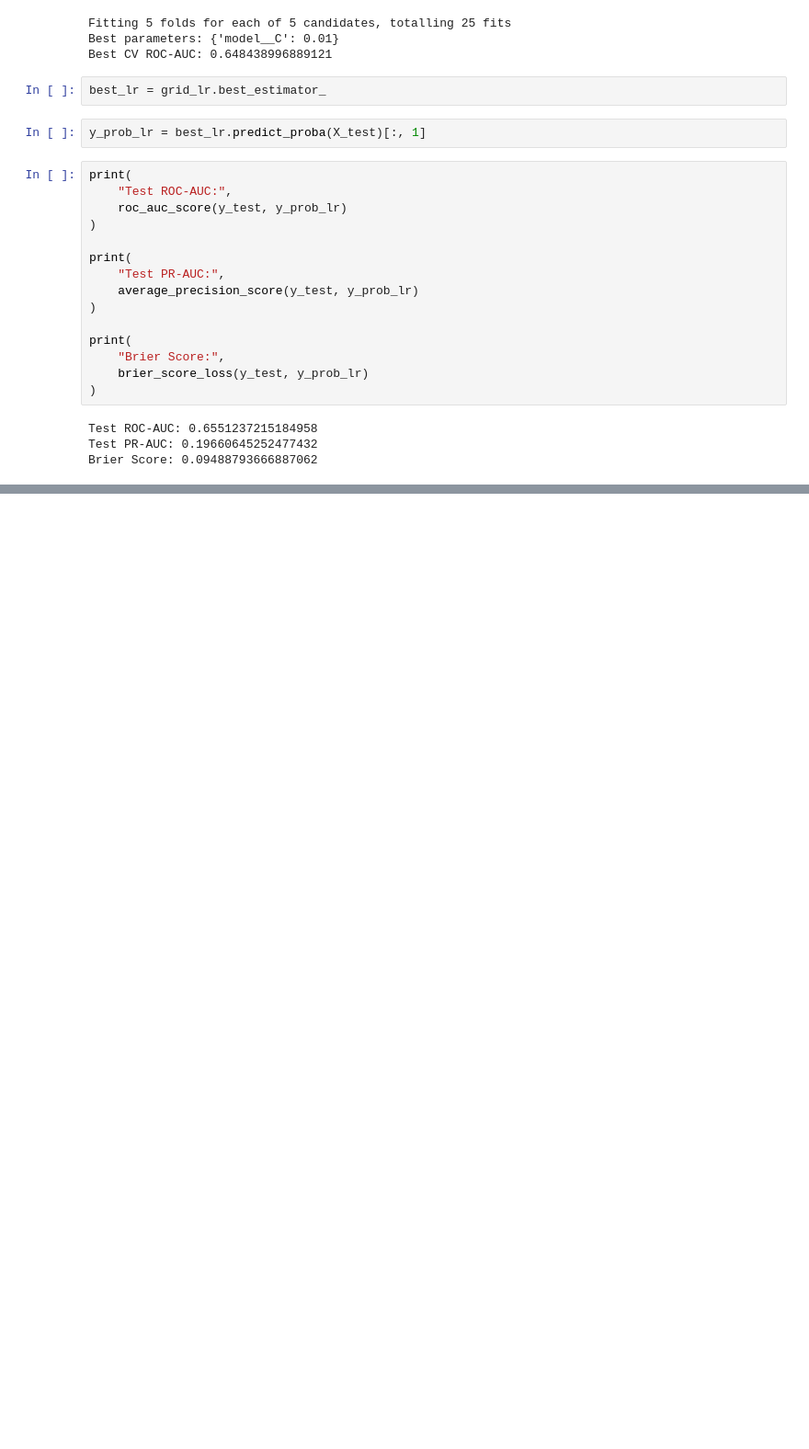
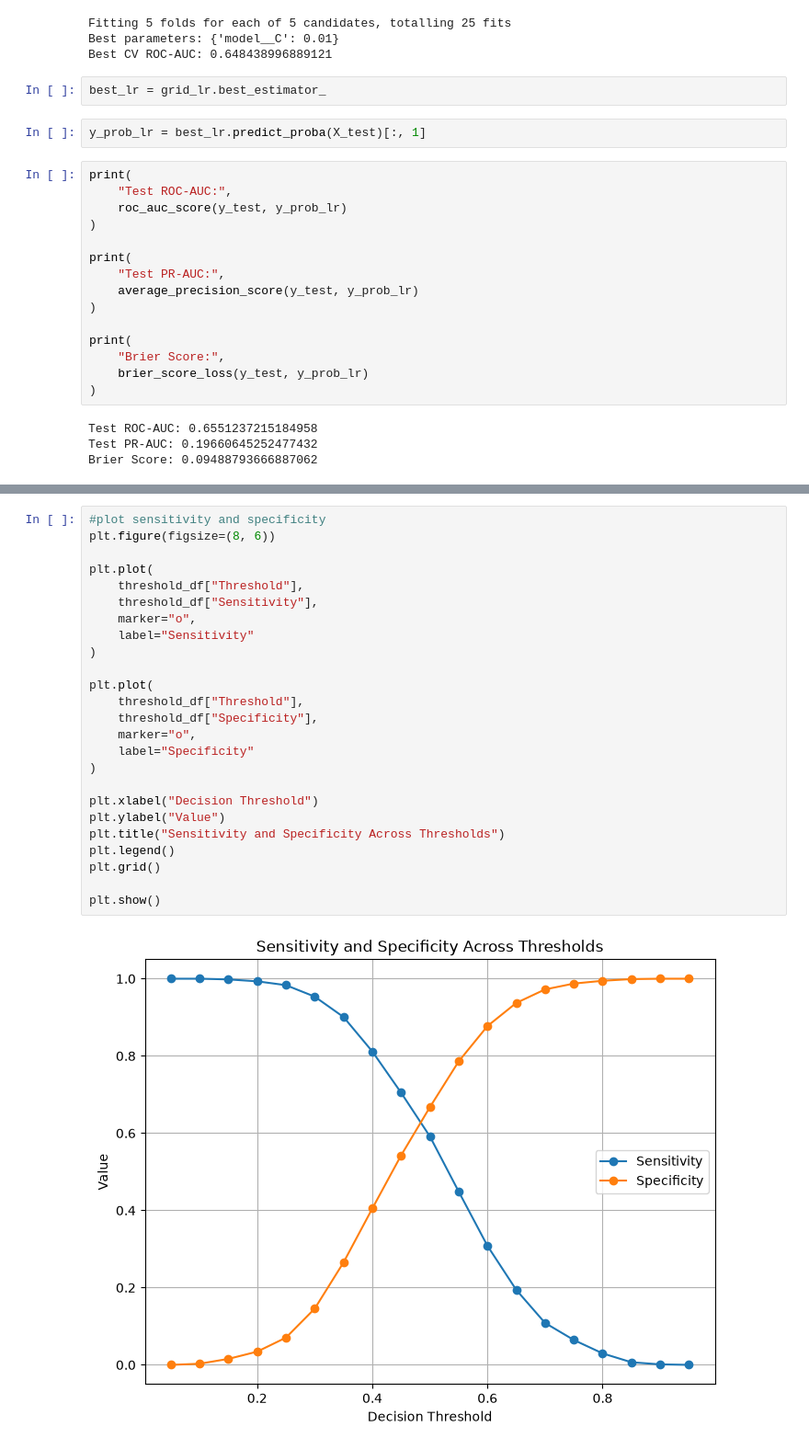
Before and after one commit to umayangi12/ResearchProject, a Jupyter notebook: JupyterNotebook/ModelTraining.ipynb, the cells around one changed output, grey strips where cells are left out. Shown at 92% size. Drawn from its saved outputs; the diff is of its cells as text; blank space fills up the shorter version.

```diff
--- a/JupyterNotebook/ModelTraining.ipynb
+++ b/JupyterNotebook/ModelTraining.ipynb
@@ -668,0 +1016,27 @@ Brier Score: 0.09488793666887062
+# %%
+#plot sensitivity and specificity
+plt.figure(figsize=(8, 6))
+
+plt.plot(
+    threshold_df["Threshold"],
+    threshold_df["Sensitivity"],
+    marker="o",
+    label="Sensitivity"
+)
+
+plt.plot(
+    threshold_df["Threshold"],
+    threshold_df["Specificity"],
+    marker="o",
+    label="Specificity"
+)
+
+plt.xlabel("Decision Threshold")
+plt.ylabel("Value")
+plt.title("Sensitivity and Specificity Across Thresholds")
+plt.legend()
+plt.grid()
+
+plt.show()
+# %% [output]
+[figure, added]
```
Also changed, not shown: parts of 46 cells of this notebook.
